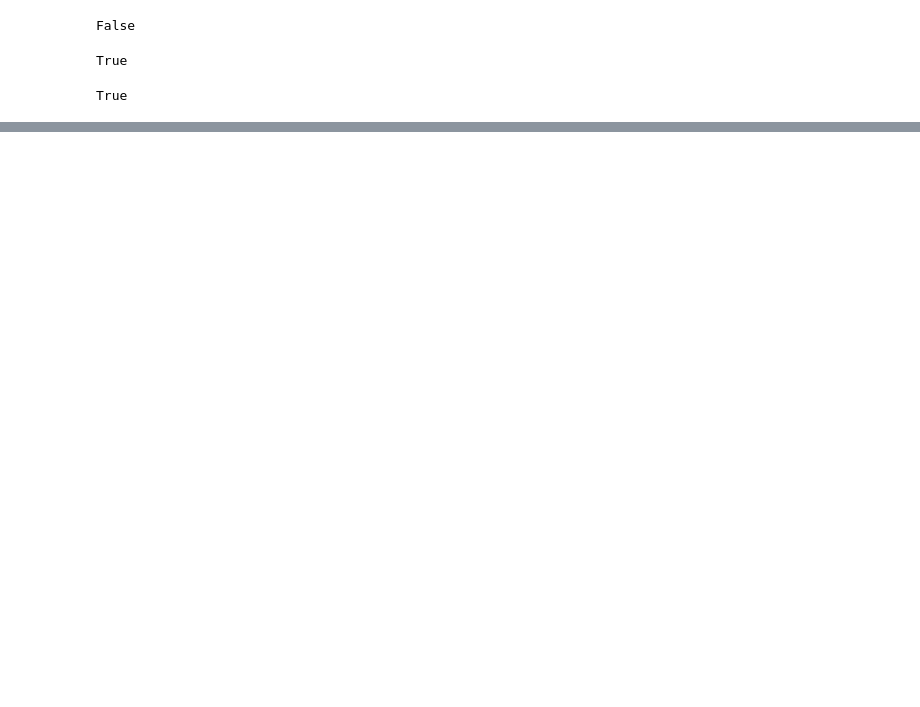
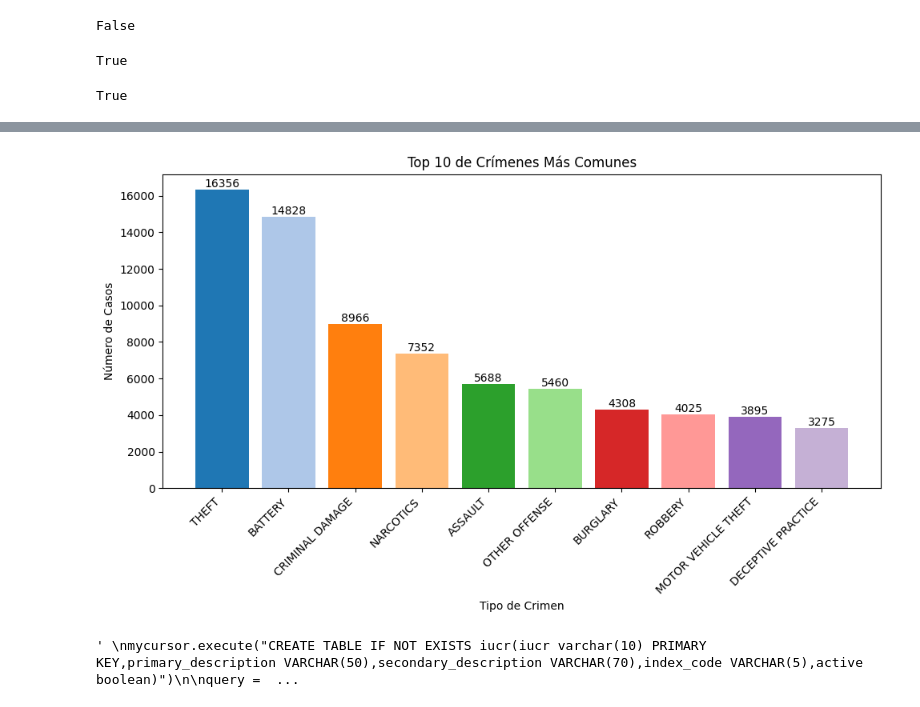
Before and after one commit to YOANGELICA/chicago_crimes_etl, a Jupyter notebook: api_eda.ipynb, the cells around one changed output, grey strips where cells are left out. Cells and saved outputs as stored; diff of their text form; code cells hidden in the pictures; blank space fills up the shorter version.

```diff
--- a/api_eda.ipynb
+++ b/api_eda.ipynb
@@ -127,0 +225,46 @@ True
+# %%
+# Primary description con dimensions
+
+mycursor = conx.cursor()
+
+
+query = """
+SELECT i.primary_description, COUNT(c.id) AS count
+FROM crimes AS c
+JOIN iucr AS i ON CONVERT(c.iucr, UNSIGNED) = i.iucr
+GROUP BY i.primary_description
+ORDER BY count DESC
+LIMIT 10;
+"""
+
+
+mycursor.execute(query)
+
+# Obtener los resultados
+results = mycursor.fetchall()
+
+# Cerrar el cursor
+mycursor.close()
+
+# Crear un DataFrame con los resultados
+top_10_crimes = pd.DataFrame(results, columns=['primary_description', 'count'])
+
+# Crear un gráfico de barras
+color = plt.cm.tab20.colors
+
+plt.figure(figsize=(10, 6))
+bars = plt.bar(top_10_crimes['primary_description'], top_10_crimes['count'], color=color)
+plt.ylabel('Número de Casos')
+plt.xlabel('Tipo de Crimen')
+plt.title('Top 10 de Crímenes Más Comunes')
+for bar in bars:
+    plt.text(bar.get_x() + bar.get_width() * 0.5, bar.get_height(),
+             f'{bar.get_height():.0f}',
+             va='bottom', ha='center', fontsize=10, color='black')
+
+plt.xticks(rotation=45, ha='right')
+plt.tight_layout()
+plt.show()
+# %% [output]
+[figure, added]
+' \nmycursor.execute("CREATE TABLE IF NOT EXISTS iucr(iucr varchar(10) PRIMARY KEY,primary_description VARCHAR(50),secondary_description VARCHAR(70),index_code VARCHAR(5),active boolean)")\n\nquery =  ...
```
Also changed, not shown: parts of 11 cells of this notebook, 3 other files.
